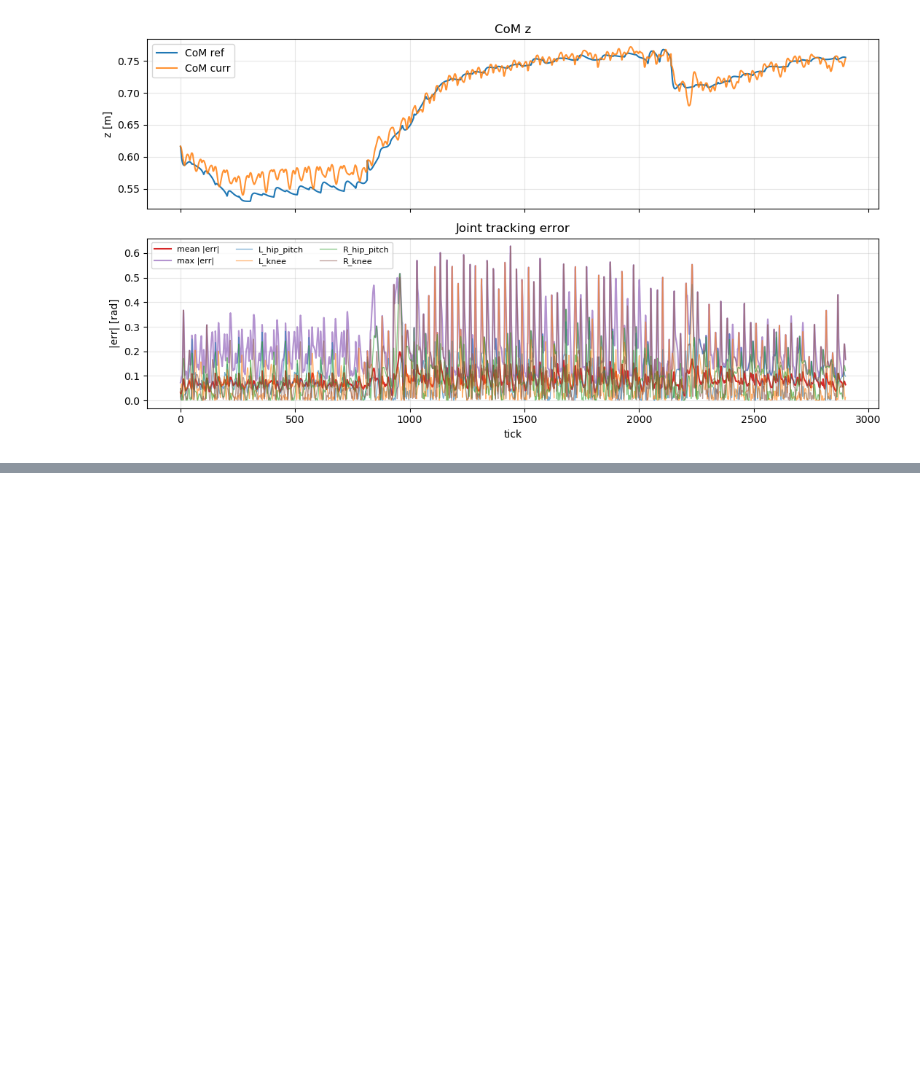
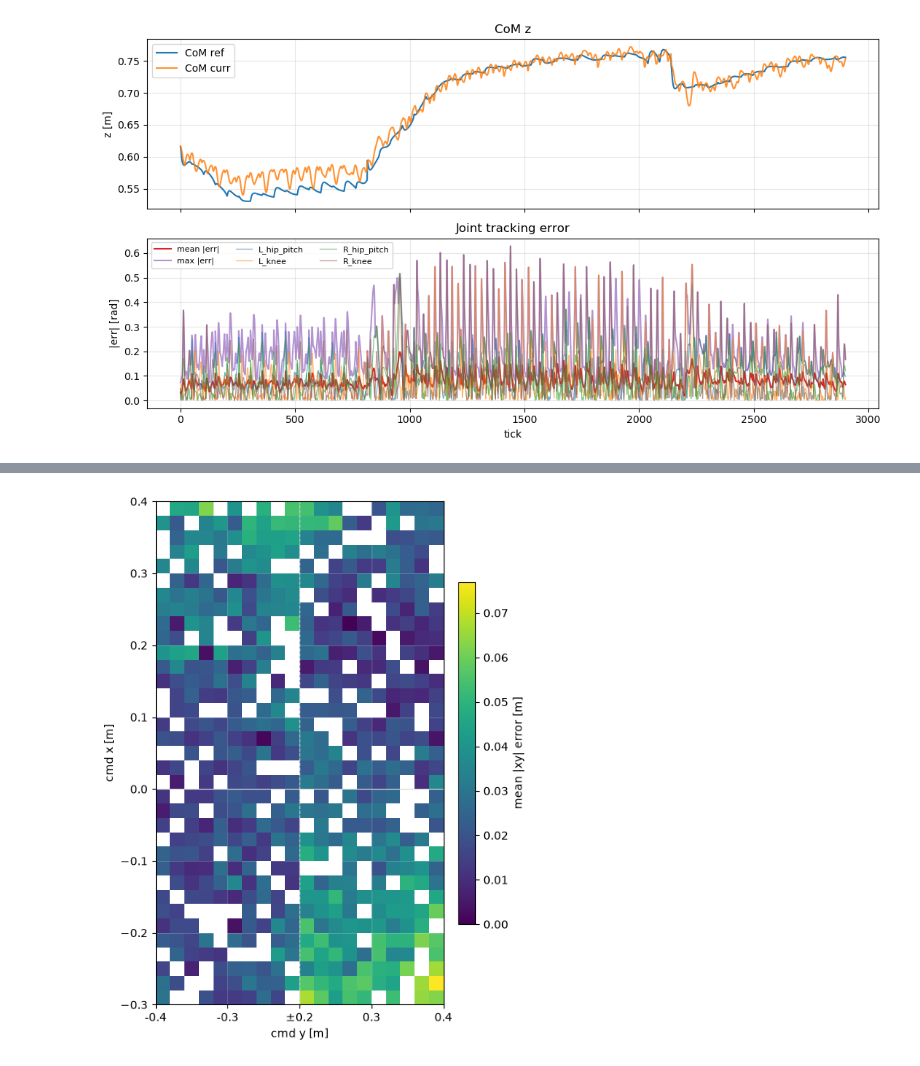
Before and after one commit to yongarry/g1_controller, a Jupyter notebook: log/newplot.ipynb, the cells around one changed output, grey strips where cells are left out. Cells and saved outputs as stored; diff of their text form; code cells hidden in the pictures; blank space fills up the shorter version.

```diff
--- a/log/newplot.ipynb
+++ b/log/newplot.ipynb
@@ -253,0 +352,53 @@ plt.show()
+# %%
+# Heatmap of mean |xy| error on command XY (same gap-collapse + 0.1 m grid).
+# Bins irregular samples into a regular grid → pcolormesh (heatmap look).
+from matplotlib.ticker import FuncFormatter, MultipleLocator
+
+y_gap = 0.2
+tick = 0.1
+bin_size = 0.02  # grid resolution; smaller → sharper, needs more samples
+
+cmd_y = cmd_xy[:, 1]
+cmd_x = cmd_xy[:, 0]
+y_plot = np.where(cmd_y >= 0, cmd_y - y_gap, cmd_y + y_gap)
+
+def snap_lim(lo, hi, step=tick):
+    return float(np.floor(lo / step) * step), float(np.ceil(hi / step) * step)
+
+x0, x1 = snap_lim(y_plot.min(), y_plot.max())
+y0, y1 = snap_lim(cmd_x.min(), cmd_x.max())
+xedges = np.arange(x0, x1 + bin_size * 0.5, bin_size)
+yedges = np.arange(y0, y1 + bin_size * 0.5, bin_size)
+
+sum_e, _, _ = np.histogram2d(y_plot, cmd_x, bins=[xedges, yedges], weights=mag)
+cnt, _, _ = np.histogram2d(y_plot, cmd_x, bins=[xedges, yedges])
+with np.errstate(invalid="ignore", divide="ignore"):
+    mean_e = sum_e / cnt
+mean_e = np.ma.masked_where(cnt == 0, mean_e)
+
+fig, ax = plt.subplots(figsize=(5.5, 7))
+pcm = ax.pcolormesh(
+    xedges, yedges, mean_e.T,
+    cmap="viridis", shading="flat",
+    vmin=0.0, vmax=max(float(np.nanmax(mean_e)), 1e-6),
+)
+ax.axhline(0, color="0.85", lw=0.8)
+ax.axvline(0, color="0.85", lw=0.8, ls="--")
+
+ax.set_xlim(x0, x1)
+ax.set_ylim(y0, y1)
+ax.set_aspect("equal", adjustable="box")
+ax.xaxis.set_major_locator(MultipleLocator(tick))
+ax.yaxis.set_major_locator(MultipleLocator(tick))
+ax.xaxis.set_major_formatter(FuncFormatter(
+    lambda v, _: "±0.2" if abs(v) < 1e-12 else f"{(v - y_gap) if v < 0 else (v + y_gap):.1f}"
+))
+ax.set_xlabel("cmd y [m]")
+ax.set_ylabel("cmd x [m]")
+ax.grid(True, which="major", color="w", alpha=0.25, lw=0.6)
+cb = fig.colorbar(pcm, ax=ax, fraction=0.046, pad=0.04)
+cb.set_label("mean |xy| error [m]")
+fig.tight_layout()
+plt.show()
+# %% [output]
+[figure, added]
```
Also changed, not shown: parts of 3 cells of this notebook, 7 other files.
